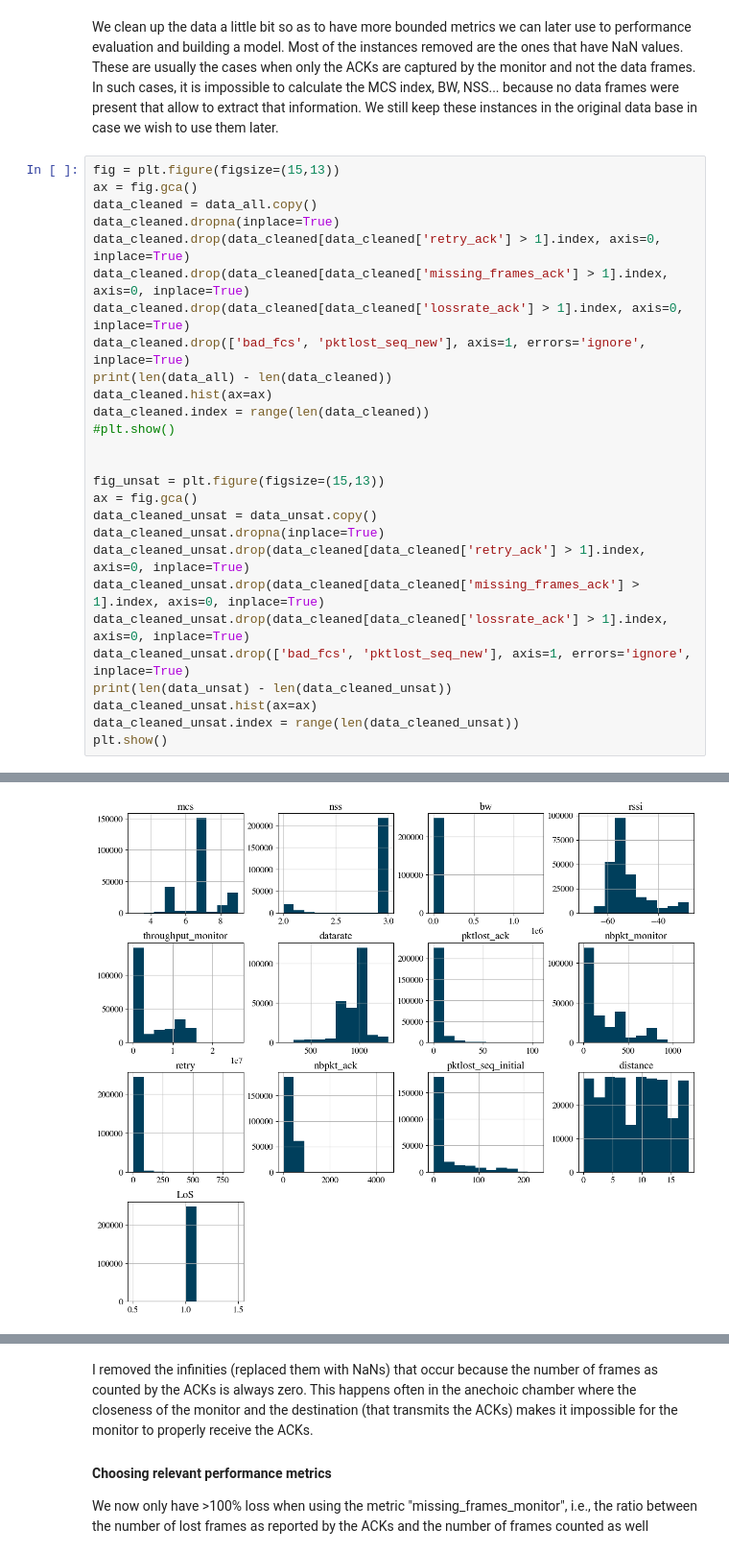
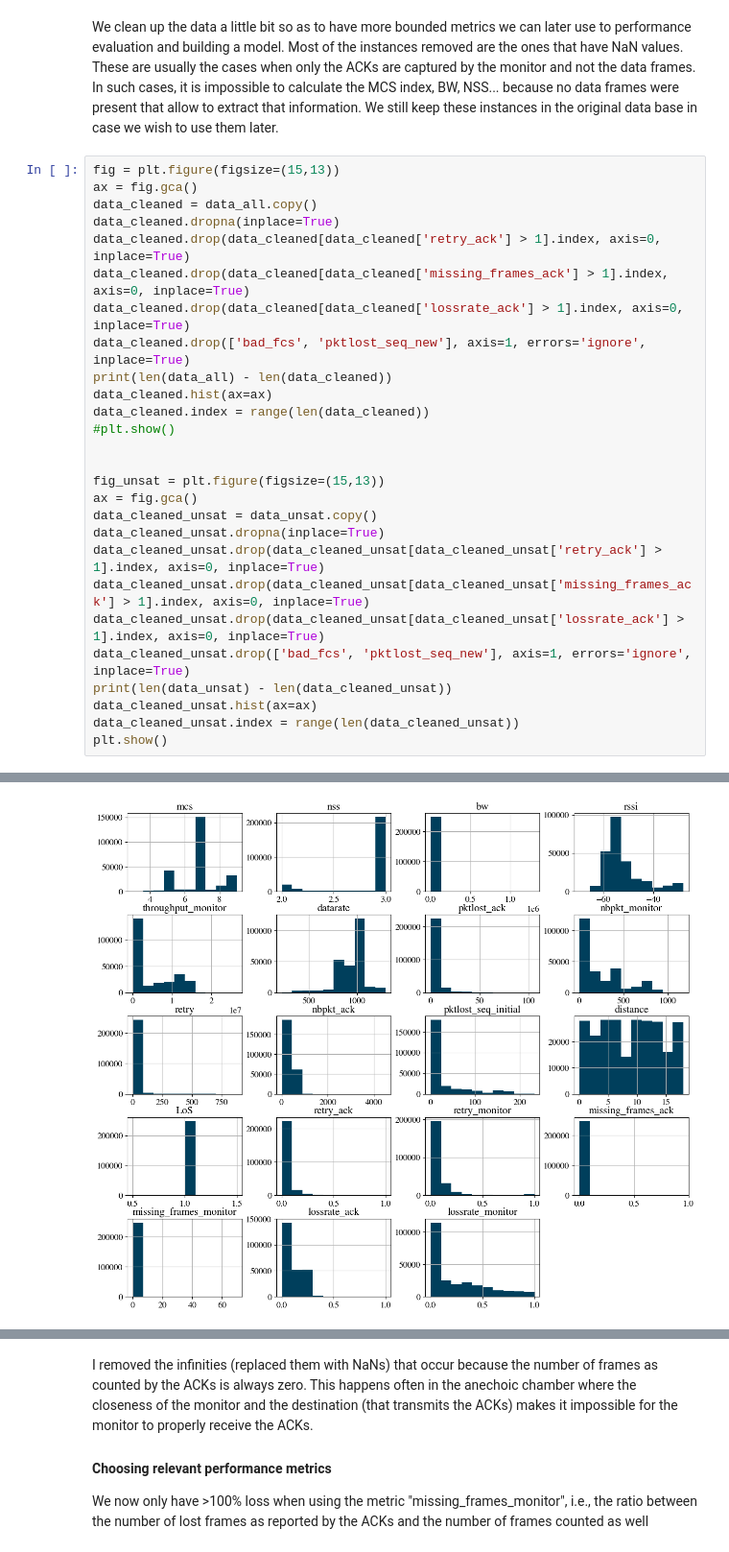
Before and after one commit to TinyTitou/wifi-ml-complete, a Jupyter notebook: complete_model.ipynb, the cells around one changed output, grey strips where cells are left out. Shown at 96% size. Drawn from its saved outputs; the diff is of its cells as text.

Commit message:
correction mineure data frame unsat

```diff
--- a/complete_model.ipynb
+++ b/complete_model.ipynb
@@ -272,9 +272,9 @@ fig_unsat = plt.figure(figsize=(15,13))
 ax = fig.gca()
 data_cleaned_unsat = data_unsat.copy()
 data_cleaned_unsat.dropna(inplace=True)
-data_cleaned_unsat.drop(data_cleaned[data_cleaned['retry_ack'] > 1].index, axis=0, inplace=True)
-data_cleaned_unsat.drop(data_cleaned[data_cleaned['missing_frames_ack'] > 1].index, axis=0, inplace=True)
-data_cleaned_unsat.drop(data_cleaned[data_cleaned['lossrate_ack'] > 1].index, axis=0, inplace=True)
+data_cleaned_unsat.drop(data_cleaned_unsat[data_cleaned_unsat['retry_ack'] > 1].index, axis=0, inplace=True)
+data_cleaned_unsat.drop(data_cleaned_unsat[data_cleaned_unsat['missing_frames_ack'] > 1].index, axis=0, inplace=True)
+data_cleaned_unsat.drop(data_cleaned_unsat[data_cleaned_unsat['lossrate_ack'] > 1].index, axis=0, inplace=True)
 data_cleaned_unsat.drop(['bad_fcs', 'pktlost_seq_new'], axis=1, errors='ignore', inplace=True)
 print(len(data_unsat) - len(data_cleaned_unsat))
 data_cleaned_unsat.hist(ax=ax)
@@ -286,4 +286,4 @@ plt.show()
-[figure, old version]
+[figure, new version]
 <Figure size 1500x1300 with 0 Axes>
 # %% [markdown]
 I removed the infinities (replaced them with NaNs) that occur because the number of frames as counted by the ACKs is always zero. This happens often in the anechoic chamber where the closeness of the monitor and the destination (that transmits the ACKs) makes it impossible for the monitor to properly receive the ACKs.
```
Also changed, not shown: parts of 13 cells of this notebook.
